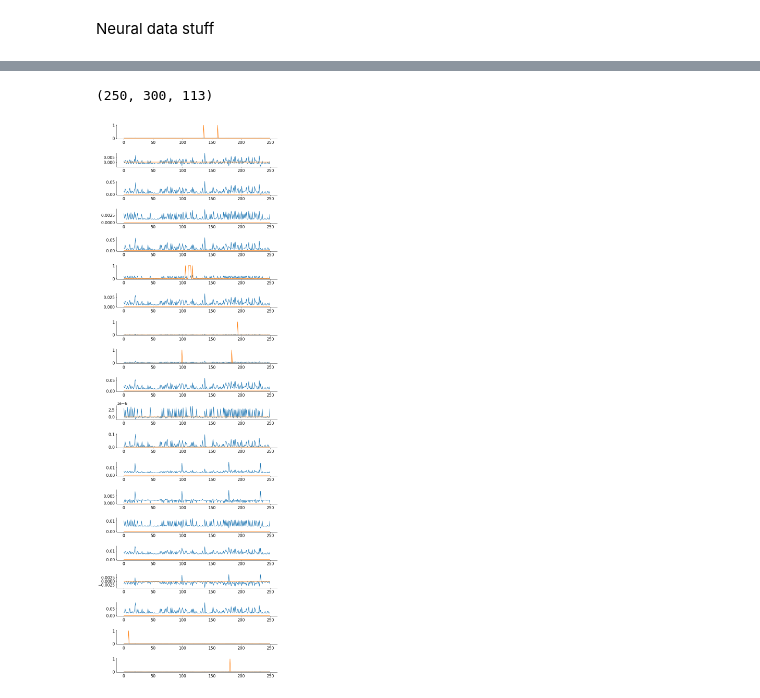
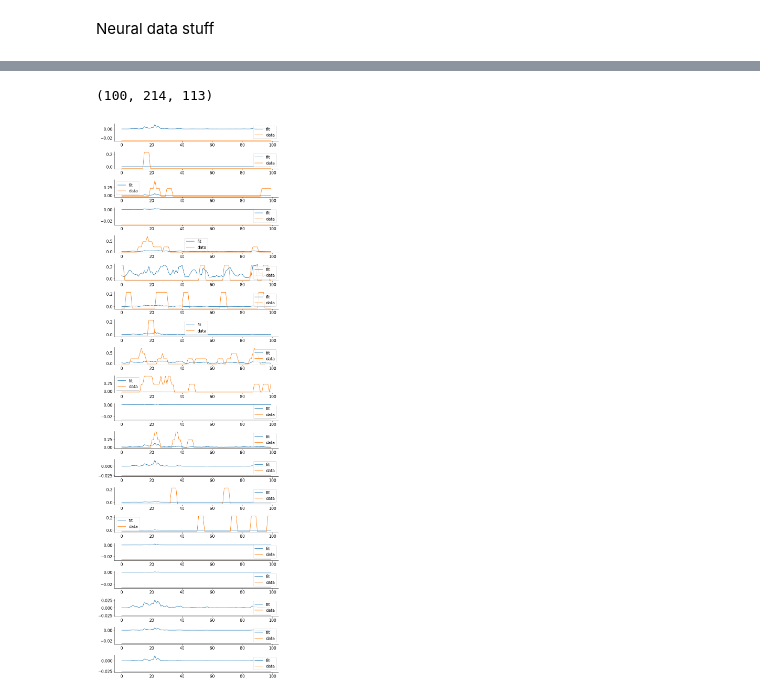
Before and after one commit to wanyuL/ReinforcementRats2021, a Jupyter notebook: ReinforcementRats_JupyterNotebook.ipynb, the cells around one changed output, grey strips where cells are left out. Saved outputs shown, nothing was run; the diff lists cells and outputs as text; code cells hidden in the pictures.

```diff
--- a/ReinforcementRats_JupyterNotebook.ipynb
+++ b/ReinforcementRats_JupyterNotebook.ipynb
@@ -195,3 +195,12 @@ smoothCori_MOs=smoothData(Cori_MOs, 0.15, 4, 'gaussian')
+# %%
+
+smoothCori_MOs=smoothData(Cori_MOs, 0.15, 4, 'gaussian')
+smoothCori_MOs = smoothCori_MOs[50:150, :,:]
+
+meanNeurons=smoothCori_MOs-smoothCori_MOs.mean(axis=(0, 2), keepdims=True)
+normNeurons=meanNeurons/smoothCori_MOs.max(axis=(0, 2), keepdims=True)
+#Or Cori_MOs.std(axis=(0, 2), keepdims=True)
+smoothCori_MOs = normNeurons
 # %%
 plt.plot(Cori_MOs[:,1,30])
 plt.plot(smoothCori_MOs[:,1,30])
@@ -302,6 +311,8 @@ from torch.utils.data import DataLoader
 nn = torch.nn
 
 import nmastandard as nmas
+
+
 
 class AE(nn.Module):
   def __init__(self, in_dim, latent_dim, enc_lst, dec_lst):
@@ -324,6 +335,7 @@ class AE(nn.Module):
     layers_a = [[nn.Linear(in_dim, enc_lst[0], bias=True), nn.ReLU()]]
     layers_a += [[nn.Linear(enc_lst[idim], enc_lst[idim+1], bias=True), nn.ReLU()] for idim in range(len(enc_lst)-1)]
     layers_a += [[nn.Linear(enc_lst[-1], latent_dim, bias=True)]]
+
     enc_layers = []
     for layer in layers_a:
       enc_layers += layer
@@ -333,7 +345,7 @@ class AE(nn.Module):
     # Create Decoder Model
     layers_a = [[nn.Linear(latent_dim, dec_lst[0], bias=True), nn.ReLU()]]
     layers_a += [[nn.Linear(dec_lst[idim], dec_lst[idim+1], bias=True), nn.ReLU()] for idim in range(len(dec_lst)-1)]
-    layers_a += [[nn.Linear(dec_lst[-1], in_dim, bias=True)]]
+    layers_a += [[nn.Linear(dec_lst[-1], in_dim, bias=True), nn.Softplus()]]
     dec_layers = []
     for layer in layers_a:
       dec_layers += layer
@@ -377,8 +389,10 @@ class AE(nn.Module):
     h = self.encode(flat_x)
     return self.decode(h).view(x.size())
 
+
+
 def train_autoencoder(autoencoder, dataset, device, val_dataset=None, epochs=20, batch_size=250,
-                      seed=0):
+                      loss_fn=nn.MSELoss(), seed=0):
   '''
   Train the provided "autoencoder" model on the provided tensor dataset.
   ---
@@ -400,7 +414,6 @@ def train_autoencoder(autoencoder, dataset, device, val_dataset=None, epochs=20,
                            lr=1e-3,
                            #weight_decay=1e-5
                            )
-  loss_fn = nn.MSELoss()
   g_seed = torch.Generator()
   g_seed.manual_seed(seed)
   loader = DataLoader(dataset,
@@ -456,9 +469,9 @@ def train_autoencoder(autoencoder, dataset, device, val_dataset=None, epochs=20,
 
 
     if epoch % 10 == 0:
-      print(f'MSE Train Loss @ {epoch}: {full_mse_loss[epoch]}')
+      print(f'Train Loss @ {epoch}: {full_mse_loss[epoch]}')
       if val_dataset is not None:
-        print(f'MSE Val Loss @ {epoch}: {full_val_loss[epoch]}')
+        print(f'Val Loss @ {epoch}: {full_val_loss[epoch]}')
 
   # After training completes, make sure the model is on CPU so we can easily
   # do more visualizations and demos.
@@ -544,7 +515,7 @@ newIdx=np.random.choice(Cori_MOs.shape[1], Cori_MOs.shape[1], replace=True)
 ShuffledCori_MOs=Cori_MOs[:, newIdx, :]
 # %%
 #Neuronsxtrialsxtime
-TCori_MOs=torch.tensor(ShuffledCori_MOs)
+TCori_MOs=torch.tensor(smoothCori_MOs)
 TCori_MOs=TCori_MOs.float()
 
 x_tr = TCori_MOs[:,:-TCori_MOs.size(1)//5]
@@ -554,8 +525,8 @@ test_xN=x_tr.reshape(-1, x_tr.shape[-1])
 #plot_testxN=vae.encode(pltTestXN).detach().numpy()
 test_xN2=x_val.reshape(-1, x_val.shape[-1])
 
-vae = AE(test_xN.size(1), 2, [5], [5])
-loss, val_loss = train_autoencoder(vae, test_xN, DEVICE,test_xN2, epochs=10, batch_size=50, seed=0)
+vae = AE(test_xN.size(1), 30, [5], [5])
+loss, val_loss = train_autoencoder(vae, test_xN, DEVICE, test_xN2, epochs=10, batch_size=50, loss_fn=torch.nn.MSELoss(), seed=0)
 
 plt.plot(loss, label='train')
 plt.plot(val_loss, color='r', label='val')
@@ -586,19 +559,20 @@ plot_testxN.shape
 # %%
-ShuffledCori_MOs.shape
+smoothCori_MOs.shape
 # %% [output]
-(250, 300, 113)
+(100, 214, 113)
 # %%
 fig, axs = plt.subplots(20, figsize=(10, 30))
 fig.suptitle('')
 
-i=10
+i=30
 
-pltTestXN=ShuffledCori_MOs[:,i,:]
+pltTestXN=smoothCori_MOs[:,i,:]
 pltTestXN=torch.tensor(pltTestXN).float()
 plot_testxN=vae.forward(pltTestXN).detach().numpy()
 
 for j in range(20):
-        axs[j].plot(plot_testxN[:,j])
-        axs[j].plot(ShuffledCori_MOs[:,i,j])
+        axs[j].plot(plot_testxN[:,j], label='fit')
+        axs[j].plot(smoothCori_MOs[:,i,j], label='data')
+        axs[j].legend()
 # %% [output]
-[figure, old version]
+[figure, new version]
```
Also changed, not shown: parts of 21 cells of this notebook.
